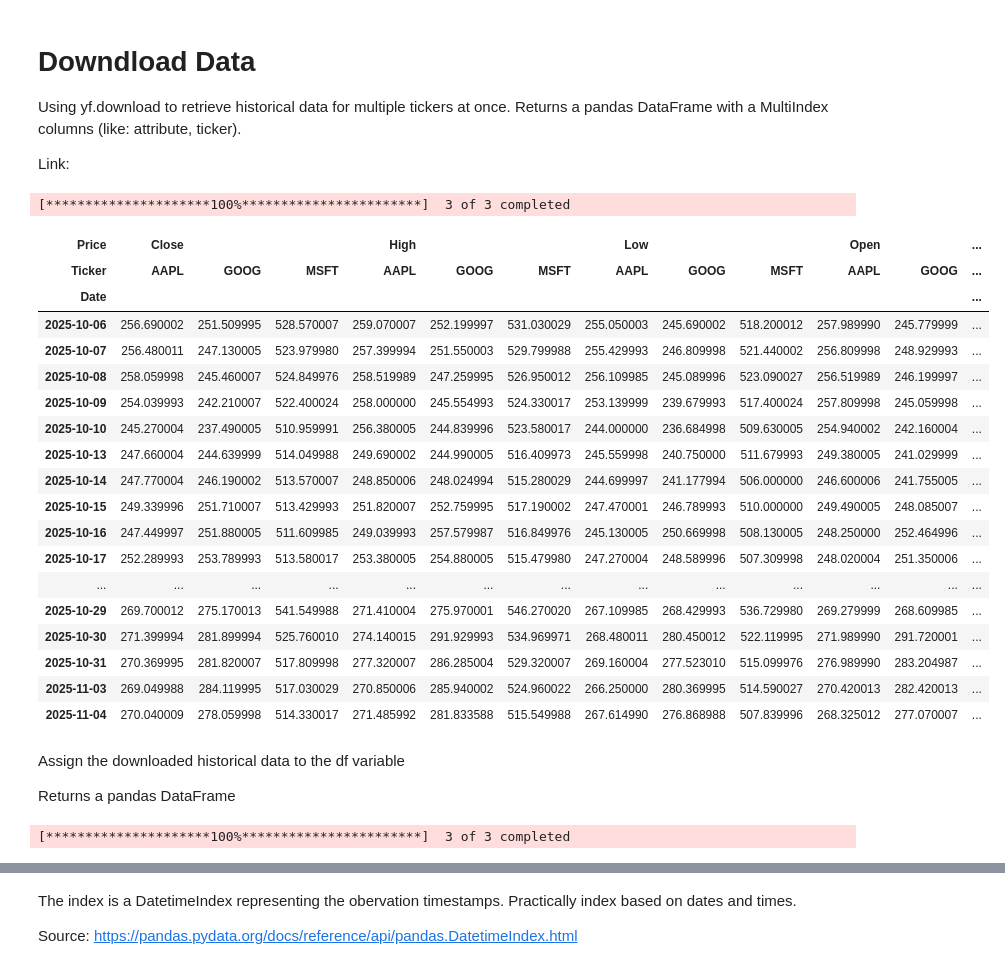
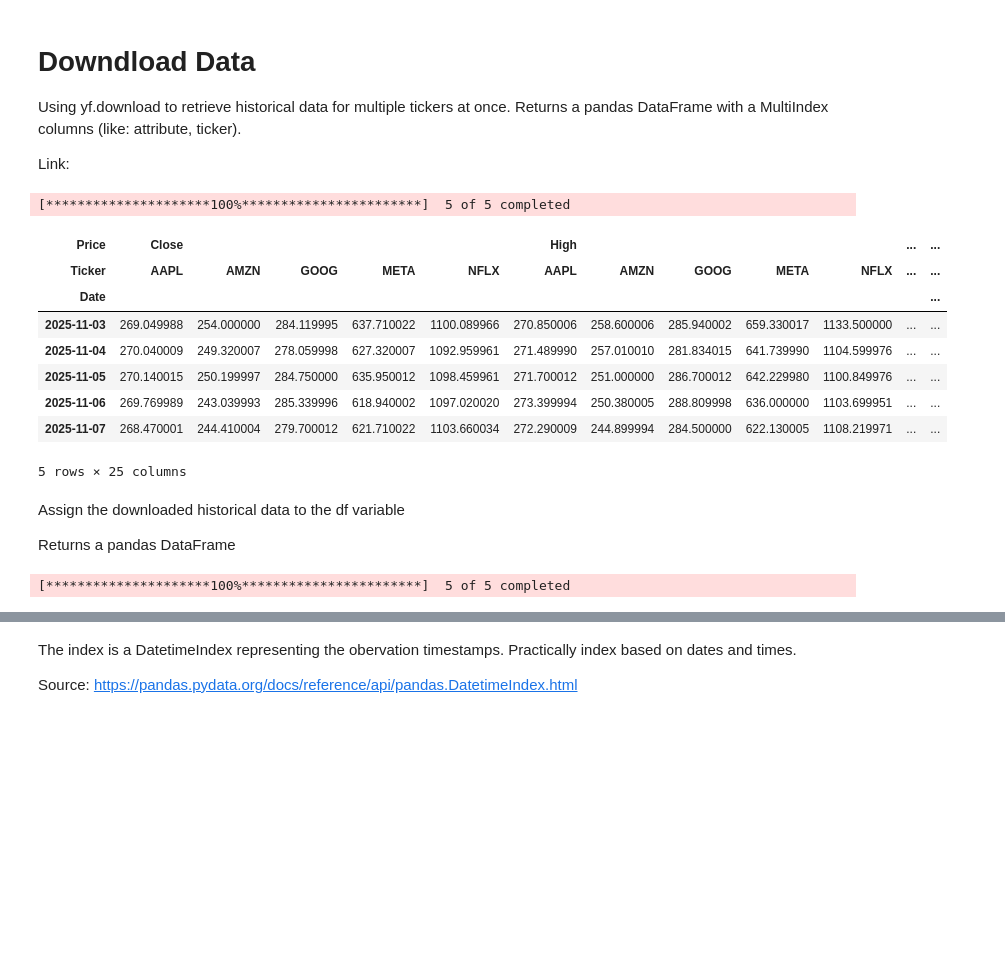
Before and after one commit to tanyasanjuan/computer-infrastructure, a Jupyter notebook: problems.ipynb, the cells around one changed output, grey strips where cells are left out. Saved outputs shown, nothing was run; the diff lists cells and outputs as text; code cells hidden in the pictures; blank space fills up the shorter version.

Commit message:
Getting data for 5 tickers "META", "AAPL", "AMZN", "NFLX", "GOOG"

```diff
--- a/problems.ipynb
+++ b/problems.ipynb
@@ -73,37 +58,27 @@ Link:
 # %%
 # Get historical data for multiple tickers at once.
 
-yf.download (['MSFT', 'AAPL', 'GOOG'], period='1mo')
+yf.download (["META", "AAPL", "AMZN", "NFLX", "GOOG"], period='5d')
 # %% [output]
-[*********************100%***********************]  3 of 3 completed
+[*********************100%***********************]  5 of 5 completed
-| Price | Close |  |  | High |  |  | Low |  |  | Open |  | ... |
-| Ticker | AAPL | GOOG | MSFT | AAPL | GOOG | MSFT | AAPL | GOOG | MSFT | AAPL | GOOG | ... |
+| Price | Close |  |  |  |  | High |  |  |  |  | ... | ... |
+| Ticker | AAPL | AMZN | GOOG | META | NFLX | AAPL | AMZN | GOOG | META | NFLX | ... | ... |
 | Date |  |  |  |  |  |  |  |  |  |  |  | ... |
-| 2025-10-06 | 256.690002 | 251.509995 | 528.570007 | 259.070007 | 252.199997 | 531.030029 | 255.050003 | 245.690002 | 518.200012 | 257.989990 | 245.779999 | ... |
-| 2025-10-07 | 256.480011 | 247.130005 | 523.979980 | 257.399994 | 251.550003 | 529.799988 | 255.429993 | 246.809998 | 521.440002 | 256.809998 | 248.929993 | ... |
-| 2025-10-08 | 258.059998 | 245.460007 | 524.849976 | 258.519989 | 247.259995 | 526.950012 | 256.109985 | 245.089996 | 523.090027 | 256.519989 | 246.199997 | ... |
-| 2025-10-09 | 254.039993 | 242.210007 | 522.400024 | 258.000000 | 245.554993 | 524.330017 | 253.139999 | 239.679993 | 517.400024 | 257.809998 | 245.059998 | ... |
-| 2025-10-10 | 245.270004 | 237.490005 | 510.959991 | 256.380005 | 244.839996 | 523.580017 | 244.000000 | 236.684998 | 509.630005 | 254.940002 | 242.160004 | ... |
-| 2025-10-13 | 247.660004 | 244.639999 | 514.049988 | 249.690002 | 244.990005 | 516.409973 | 245.559998 | 240.750000 | 511.679993 | 249.380005 | 241.029999 | ... |
-| 2025-10-14 | 247.770004 | 246.190002 | 513.570007 | 248.850006 | 248.024994 | 515.280029 | 244.699997 | 241.177994 | 506.000000 | 246.600006 | 241.755005 | ... |
-| 2025-10-15 | 249.339996 | 251.710007 | 513.429993 | 251.820007 | 252.759995 | 517.190002 | 247.470001 | 246.789993 | 510.000000 | 249.490005 | 248.085007 | ... |
-| 2025-10-16 | 247.449997 | 251.880005 | 511.609985 | 249.039993 | 257.579987 | 516.849976 | 245.130005 | 250.669998 | 508.130005 | 248.250000 | 252.464996 | ... |
-| 2025-10-17 | 252.289993 | 253.789993 | 513.580017 | 253.380005 | 254.880005 | 515.479980 | 247.270004 | 248.589996 | 507.309998 | 248.020004 | 251.350006 | ... |
-| ... | ... | ... | ... | ... | ... | ... | ... | ... | ... | ... | ... | ... |
-| 2025-10-29 | 269.700012 | 275.170013 | 541.549988 | 271.410004 | 275.970001 | 546.270020 | 267.109985 | 268.429993 | 536.729980 | 269.279999 | 268.609985 | ... |
-| 2025-10-30 | 271.399994 | 281.899994 | 525.760010 | 274.140015 | 291.929993 | 534.969971 | 268.480011 | 280.450012 | 522.119995 | 271.989990 | 291.720001 | ... |
-| 2025-10-31 | 270.369995 | 281.820007 | 517.809998 | 277.320007 | 286.285004 | 529.320007 | 269.160004 | 277.523010 | 515.099976 | 276.989990 | 283.204987 | ... |
-| 2025-11-03 | 269.049988 | 284.119995 | 517.030029 | 270.850006 | 285.940002 | 524.960022 | 266.250000 | 280.369995 | 514.590027 | 270.420013 | 282.420013 | ... |
-| 2025-11-04 | 270.040009 | 278.059998 | 514.330017 | 271.485992 | 281.833588 | 515.549988 | 267.614990 | 276.868988 | 507.839996 | 268.325012 | 277.070007 | ... |
+| 2025-11-03 | 269.049988 | 254.000000 | 284.119995 | 637.710022 | 1100.089966 | 270.850006 | 258.600006 | 285.940002 | 659.330017 | 1133.500000 | ... | ... |
+| 2025-11-04 | 270.040009 | 249.320007 | 278.059998 | 627.320007 | 1092.959961 | 271.489990 | 257.010010 | 281.834015 | 641.739990 | 1104.599976 | ... | ... |
+| 2025-11-05 | 270.140015 | 250.199997 | 284.750000 | 635.950012 | 1098.459961 | 271.700012 | 251.000000 | 286.700012 | 642.229980 | 1100.849976 | ... | ... |
+| 2025-11-06 | 269.769989 | 243.039993 | 285.339996 | 618.940002 | 1097.020020 | 273.399994 | 250.380005 | 288.809998 | 636.000000 | 1103.699951 | ... | ... |
+| 2025-11-07 | 268.470001 | 244.410004 | 279.700012 | 621.710022 | 1103.660034 | 272.290009 | 244.899994 | 284.500000 | 622.130005 | 1108.219971 | ... | ... |
+5 rows × 25 columns
 # %% [markdown]
 Assign the downloaded historical data to the df variable
 
 Returns a pandas DataFrame
 # %%
 # Download historical data to 'df'
-df = yf.download(['MSFT', 'AAPL', 'GOOG'], period='1mo')
+df = yf.download(["META", "AAPL", "AMZN", "NFLX", "GOOG"], period='5d')
 # %% [output]
-[*********************100%***********************]  3 of 3 completed
+[*********************100%***********************]  5 of 5 completed
 # %%
 # Displays the columns of the DataFrame
 df. columns
```
Also changed, not shown: parts of 13 cells of this notebook.
